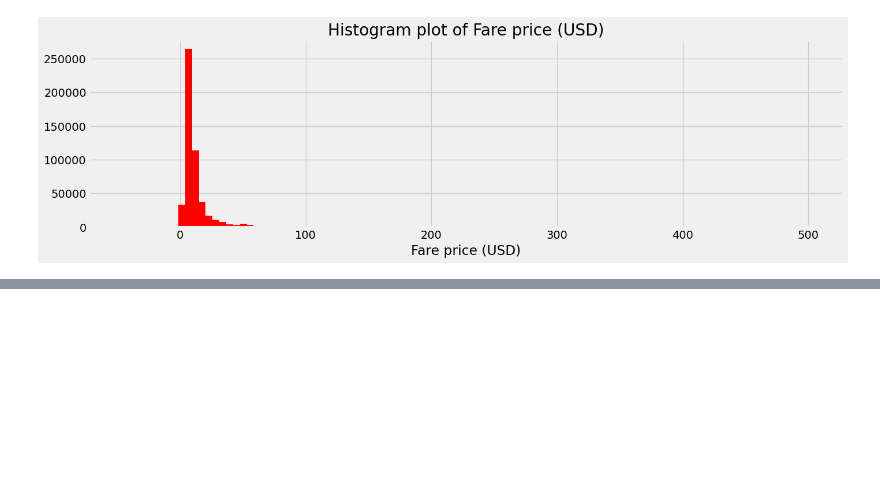
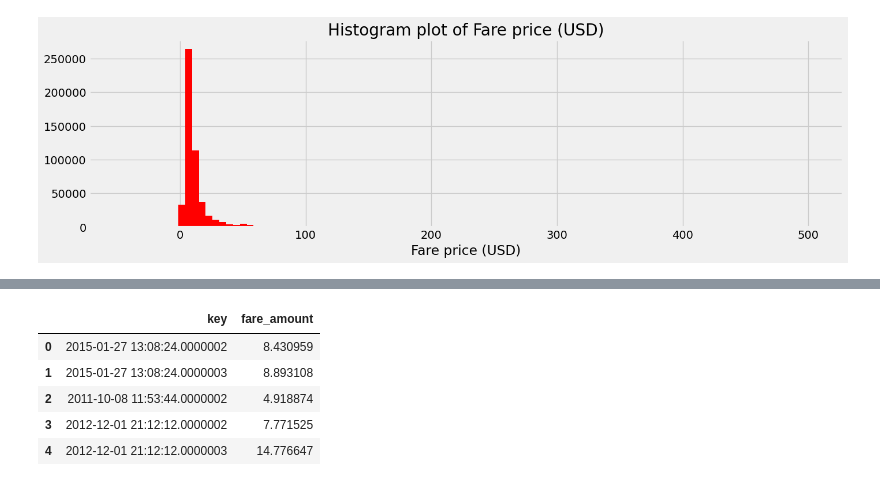
Before and after one commit to efazHossain/DATA-3402-efazh, a Jupyter notebook: Labs/Kaggle Project/EfazH_NYCFare_Kaggle.ipynb, the cells around one changed output, grey strips where cells are left out. Cells and saved outputs as stored; diff of their text form; code cells hidden in the pictures; blank space fills up the shorter version.

```diff
--- a/Labs/Kaggle Project/EfazH_NYCFare_Kaggle.ipynb
+++ b/Labs/Kaggle Project/EfazH_NYCFare_Kaggle.ipynb
@@ -116,0 +142,10 @@ ValueError: could not convert string to float: '2009-06-15 17:26:21 UTC'
+# %%
+kaggle = pd.read_csv('predicted.csv')
+kaggle.head()
+# %% [output]
+|  | key | fare_amount |
+| 0 | 2015-01-27 13:08:24.0000002 | 8.430959 |
+| 1 | 2015-01-27 13:08:24.0000003 | 8.893108 |
+| 2 | 2011-10-08 11:53:44.0000002 | 4.918874 |
+| 3 | 2012-12-01 21:12:12.0000002 | 7.771525 |
+| 4 | 2012-12-01 21:12:12.0000003 | 14.776647 |
```
Also changed, not shown: parts of 12 cells of this notebook, 1 other file.
